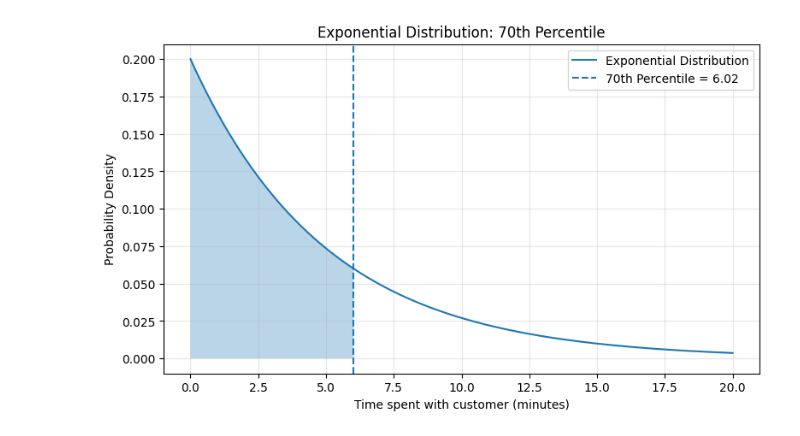
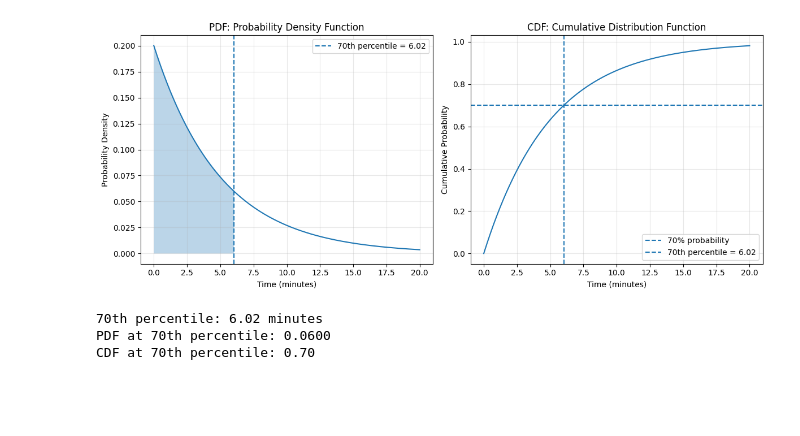
Before and after one commit to utjimmyx/python, a Jupyter notebook: Service_density.ipynb, the cells around one changed output. Saved outputs shown, nothing was run; the diff lists cells and outputs as text; code cells hidden in the pictures; blank space fills up the shorter version.

```diff
--- a/Service_density.ipynb
+++ b/Service_density.ipynb
@@ -3,42 +3,80 @@
 # %%
 # A customer service representative must spend different amounts of time with each customer to resolve various concerns. The amount of time spent with each customer can be modeled by the following distribution: X ~ Exp (0.2).A customer service representative must spend different amounts of time with each customer to resolve various concerns. The amount of time spent with each customer can be modeled by the following distribution: X ~ Exp (0.2).
 import numpy as np
 import matplotlib.pyplot as plt
 from scipy.stats import expon
 
+# -----------------------------
 # Parameters
+# -----------------------------
 rate = 0.2
 p = 0.70
 
 # 70th percentile
 x_70 = expon.ppf(p, scale=1/rate)
 
-# Create x values
+# x values
 x = np.linspace(0, 20, 500)
 
-# Exponential probability density function
-y = expon.pdf(x, scale=1/rate)
+# PDF and CDF
+pdf = expon.pdf(x, scale=1/rate)
+cdf = expon.cdf(x, scale=1/rate)
 
-# Plot the distribution
-plt.figure(figsize=(9, 5))
-plt.plot(x, y, label='Exponential Distribution')
+# -----------------------------
+# Create two plots
+# -----------------------------
+plt.figure(figsize=(12, 5))
+
+# ===== PDF =====
+plt.subplot(1, 2, 1)
+
+plt.plot(x, pdf)
 
 # Shade the area below the 70th percentile
 x_shade = np.linspace(0, x_70, 200)
 y_shade = expon.pdf(x_shade, scale=1/rate)
+
 plt.fill_between(x_shade, y_shade, alpha=0.3)
 
-# Draw a vertical line at the 70th percentile
+# 70th percentile line
 plt.axvline(x_70, linestyle='--',
-            label=f'70th Percentile = {x_70:.2f}')
+            label=f'70th percentile = {x_70:.2f}')
 
-# Labels
-plt.xlabel('Time spent with customer (minutes)')
+plt.xlabel('Time (minutes)')
 plt.ylabel('Probability Density')
-plt.title('Exponential Distribution: 70th Percentile')
+plt.title('PDF: Probability Density Function')
 plt.legend()
 plt.grid(alpha=0.3)
 
+
+# ===== CDF =====
+plt.subplot(1, 2, 2)
+
+plt.plot(x, cdf)
+
+# 70% horizontal line
+plt.axhline(0.70, linestyle='--',
+            label='70% probability')
+
+# 70th percentile vertical line
+plt.axvline(x_70, linestyle='--',
+            label=f'70th percentile = {x_70:.2f}')
+
+plt.xlabel('Time (minutes)')
+plt.ylabel('Cumulative Probability')
+plt.title('CDF: Cumulative Distribution Function')
+plt.legend()
+plt.grid(alpha=0.3)
+
+plt.tight_layout()
 plt.show()
 # %% [output]
-[figure, old version]
+[figure, new version]
+# %%
+print(f"70th percentile: {x_70:.2f} minutes")
+print(f"PDF at 70th percentile: {expon.pdf(x_70, scale=1/rate):.4f}")
+print(f"CDF at 70th percentile: {expon.cdf(x_70, scale=1/rate):.2f}")
+# %% [output]
+70th percentile: 6.02 minutes
+PDF at 70th percentile: 0.0600
+CDF at 70th percentile: 0.70
```
